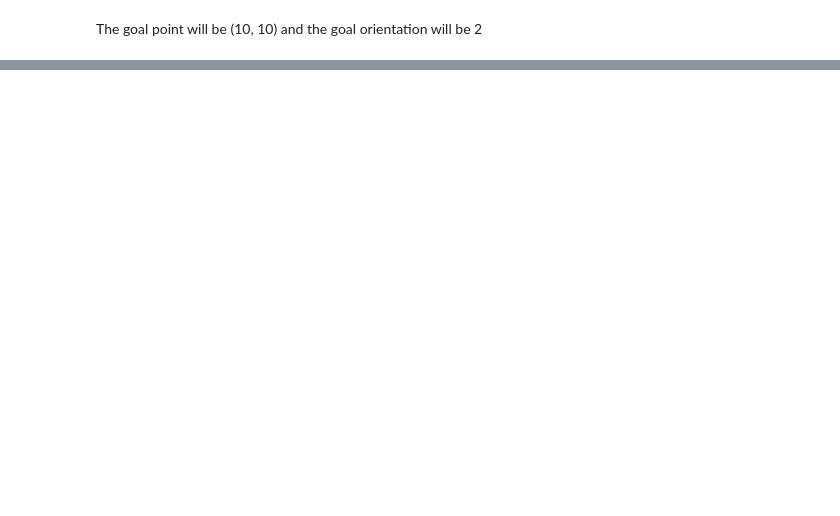
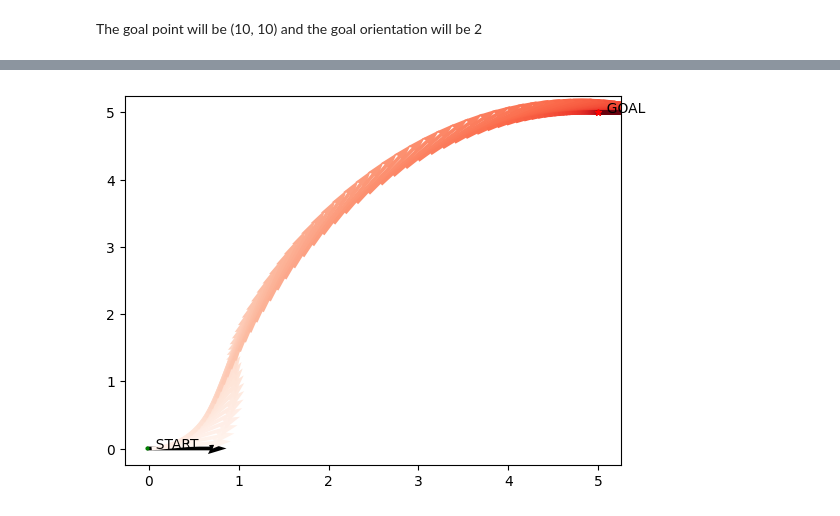
Before and after one commit to waynechu1109/Dodging-Dynamical-Obstacles-Using-Turtlebot4-Camera-Feed, a Jupyter notebook: parameter_test.ipynb, the cells around one changed output, grey strips where cells are left out. Saved outputs shown, nothing was run; the diff lists cells and outputs as text; code cells hidden in the pictures; blank space fills up the shorter version.

```diff
--- a/parameter_test.ipynb
+++ b/parameter_test.ipynb
@@ -118,0 +92,85 @@ iterations:  99 velocity:  0.004257924682177837 omega:  -0.002242891118121071
+# %%
+import numpy as np
+import matplotlib.pyplot as plt
+
+scale = 1
+
+desired_arr = np.zeros((1, 3))
+state_arr = np.zeros((2, 3))
+diff_arr = np.zeros((1, 3))
+
+# desired_arr[0] = [10., 10., 0.]
+state_arr[1] = [-0.01897712, 0.00382164, 0.]   # The initial state
+desired_arr[0] = [5., 5., 0.]                  # The goal
+initial_velocity = 0.05
+velocity = initial_velocity
+omega = 0.0
+sampling_freq = 1  #Hz
+
+# constants (success)
+k1 = 1000e-4      # speed
+k2 = 5*k1      # trajectory
+
+# plot the desired state
+plt.quiver(desired_arr[0][0], desired_arr[0][1], np.cos(desired_arr[0][2]), np.sin(desired_arr[0][2]), scale=scale, units='xy')
+plt.plot(desired_arr[0][0], desired_arr[0][1], marker="*", markersize=5, markeredgecolor="red", markerfacecolor="red")
+plt.text(desired_arr[0][0], desired_arr[0][1], '  GOAL')
+
+numIterations = 100
+## Here starts the loop
+for iteration in range(numIterations):
+    # calculate the difference
+    for j in range(3):
+        diff_arr[0][j] = (state_arr[1][j] - desired_arr[0][j])
+
+    #### controller ####
+    z1 = diff_arr[0][2]
+    z2 = diff_arr[0][0]*np.cos(diff_arr[0][2]) + diff_arr[0][1]*np.sin(diff_arr[0][2])
+    z3 = diff_arr[0][0]*np.sin(diff_arr[0][2]) - diff_arr[0][1]*np.cos(diff_arr[0][2])
+
+    x1 = z1
+    x2 = z2
+    x3 = -2*z3+z1*z2
+
+    u1 = -k1*x1 + ((k2*x3)/(x1**2+x2**2))*x2
+    u2 = -k1*x2 - ((k2*x3)/(x1**2+x2**2))*x1
+
+    # omega = u1
+    # get start from initial velocity
+    initial_region = 50
+    if iteration <= initial_region:
+        velocity = (iteration*((iteration+1)/(initial_region*1.1))*(u2 + z3*u1) + (initial_region-iteration)*initial_velocity)/initial_region
+        omega = ((iteration+0.1*initial_region)/(initial_region*1.1))*u1
+    else:
+        velocity = 1*(u2 + z3*u1)   # the linear velocoty of the robot
+        omega = 1*u1
+    #### controller ####
+
+
+    # plot the starting point
+    if iteration == 0:
+        plt.quiver(state_arr[1][0], state_arr[1][1], np.cos(state_arr[1][2]), np.sin(state_arr[1][2]), scale=scale, units='xy')
+        plt.plot(state_arr[1][0], state_arr[1][1], marker="o", markersize=2, markeredgecolor="green", markerfacecolor="green")
+        plt.text(state_arr[1][0], state_arr[1][1], '  START')
+
+    if velocity < 0:
+        state_arr[1][2] += np.pi/2.    # if the velocity is negative, turn around
+        continue
+
+    # print velocity
+    if iteration % 1 == 0:
+        print("iterations: ", iteration, "velocity: ", velocity, "omega: ", omega)
+
+    # update the information of the next state #
+    state_arr[0][0] = state_arr[1][0] + velocity*np.cos(state_arr[1][2]) *(1.0/sampling_freq)
+    state_arr[0][1] = state_arr[1][1] + velocity*np.sin(state_arr[1][2]) *(1.0/sampling_freq)
+    state_arr[0][2] = state_arr[1][2] + omega *(1.0/sampling_freq)
+    # update the information of the next state #
+
+    # plot the current status
+    plt.quiver(state_arr[0][0], state_arr[0][1], 1*np.cos(state_arr[0][2]), 1*np.sin(state_arr[0][2]), scale=scale, units='xy', color=plt.cm.Reds((iteration+1)/numIterations))
+
+    # clear the old information
+    for i in range(3):
+        state_arr[1][i] = state_arr[0][i]
+# %% [output]
@@ -118,0 +194 @@ iterations:  99 velocity:  0.004257924682177837 omega:  -0.002242891118121071
+[figure, added]
```
Also changed, not shown: parts of 3 cells of this notebook.
